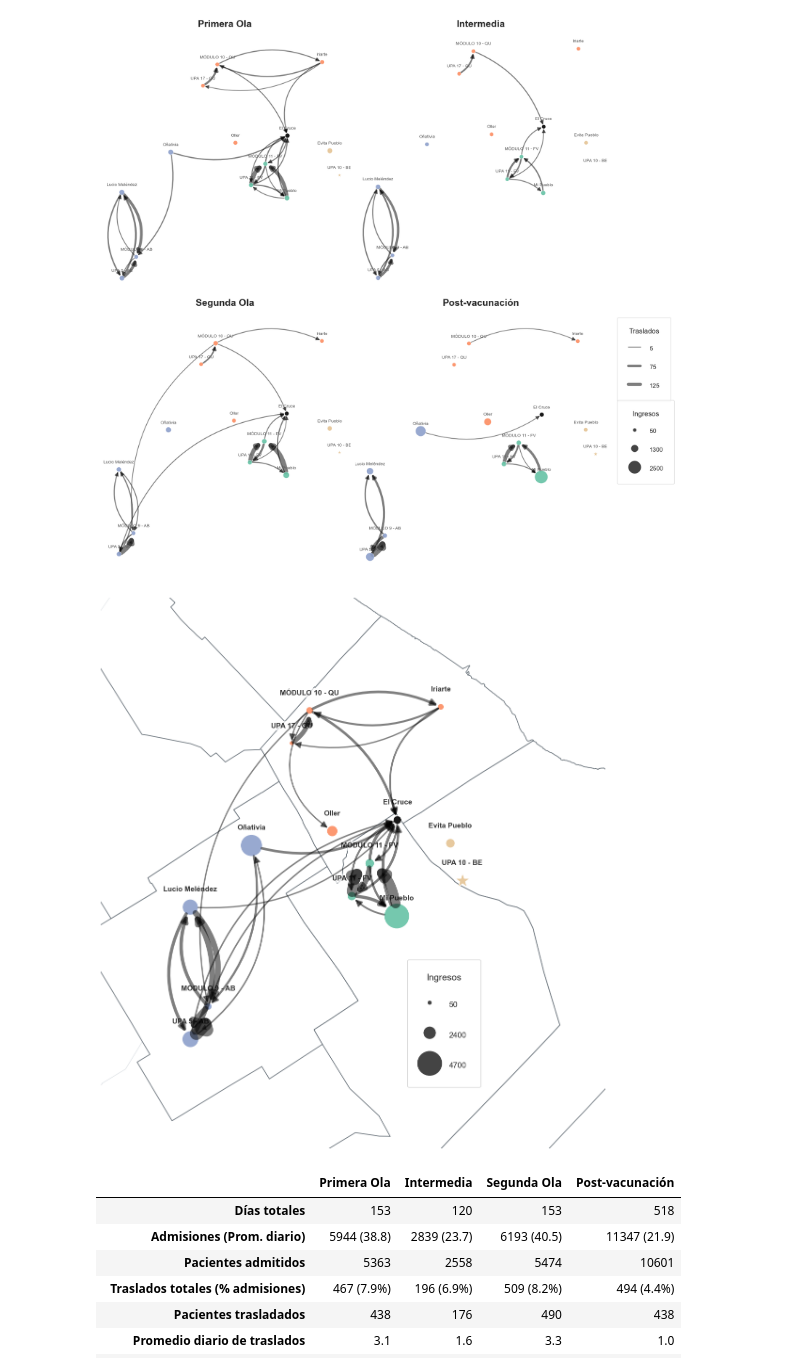
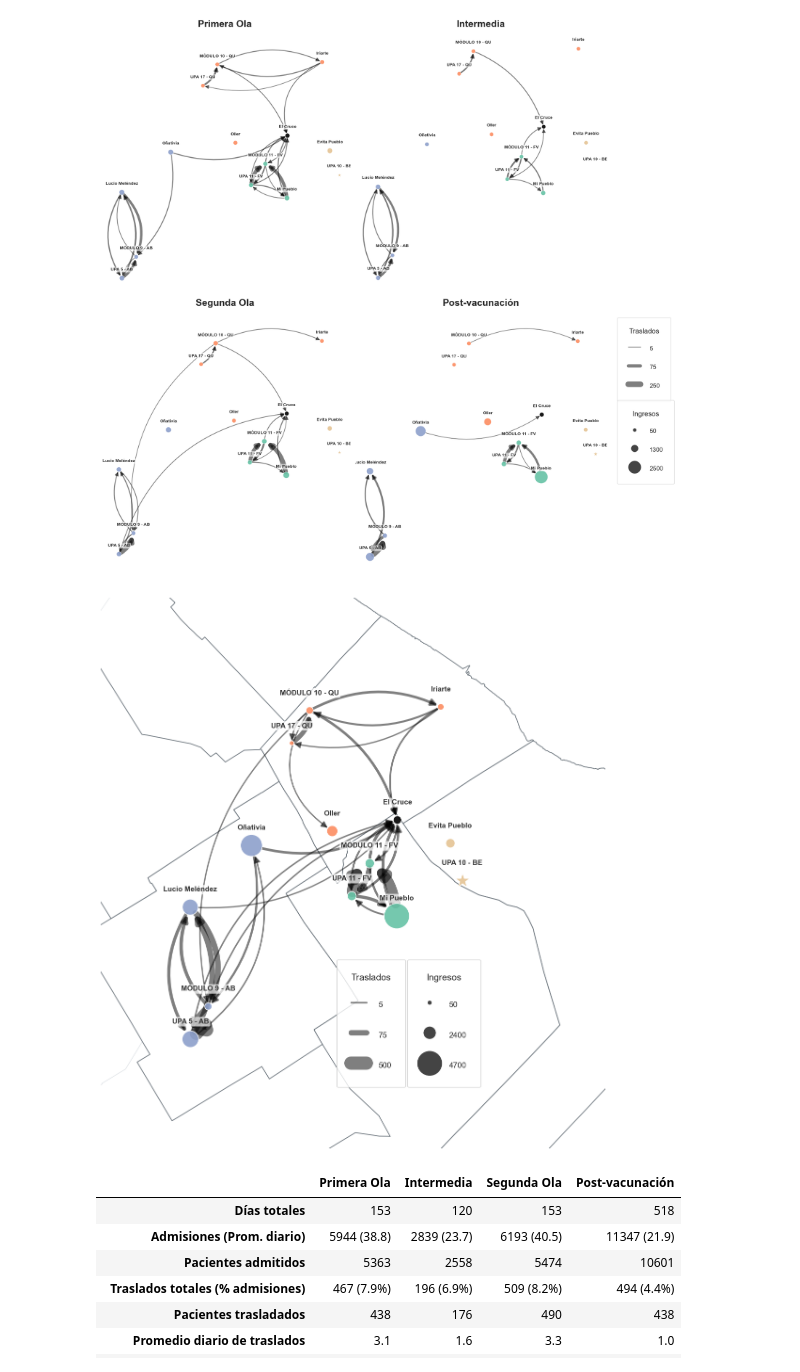
Before and after one commit to micagonzdark/RedesHospitales, a Jupyter notebook: notebooks/05_JAIIO_redes_basico.ipynb, the cells around one changed output. Saved outputs shown, nothing was run; the diff lists cells and outputs as text; code cells hidden in the pictures.

```diff
--- a/notebooks/05_JAIIO_redes_basico.ipynb
+++ b/notebooks/05_JAIIO_redes_basico.ipynb
@@ -273,10 +294,15 @@ fig, axes = plt.subplots(2, 2, figsize=(22, 18))
 fig.patch.set_facecolor('white')
 
 cfg_grilla = {
-    'min_grosor': 0.2, 'max_grosor': 20.0, 'min_tamano': 80, 'max_tamano': 3000,
+    'min_grosor': 0.05, 'max_grosor': 18.0, 'min_tamano': 80, 'max_tamano': 3000,
     'escala_nodo': 'cuadratica', 'color_por_origen': False, 'aristas_negras': True,
     'alpha_arista': 0.5, 'arrow_size': 18, 'forzar_i_min_50': True,
-    'leg_title_sz': 16, 'leg_lbl_sz': 14, 'leg_dynamic_spc': True
+    'leg_title_sz': 16, 'leg_lbl_sz': 14, 'leg_dynamic_spc': True, 'lbl_size': 10,
+    'lbl_weight': 'bold',
+    'lbl_offset': 0.006,    # Subimos este valor si el nombre pisa el nodo
+    'lbl_bbox': True,       # Activamos el fondo
+    'lbl_bbox_alpha': 0.6,  # Transparencia del fondo blanco
+    'lbl_color': '#333333'
 }
 
 # Filtro global previo para que el máximo sea real
@@ -323,7 +349,7 @@ generar_leyendas(axes.flatten()[-1], v_max_enc, 50, i_max_enc, max_tras_glob, ma
 plt.tight_layout(rect=[0, 0, 0.85, 1])
 plt.show()
 # %% [output]
-[figure, old version]
+[figure, new version]
 # %%
 # GRÁFICO 2: MAPA GEOPANDAS
 # ==========================================
@@ -339,7 +365,8 @@ cfg_geo = {
     'arrow_size': 20, 'node_size_edge': 600, 'lbl_offset': 0.008, 'lbl_size': 11,
     'lbl_weight': 'bold', 'lbl_color': '#333333', 'lbl_bbox': True, 'zorder_nodos': 5,
     'zorder_aristas': 6, 'lw_nodos': 1.0, 'forzar_i_min_50': True, 'min_ingresos_real': min_i_g,
-    'leg_title_sz': 14, 'leg_lbl_sz': 12, 'leg_dynamic_spc': True
+    'leg_title_sz': 14, 'leg_lbl_sz': 12, 'leg_dynamic_spc': True,
+    'lbl_bbox_alpha': 0.7,
 }
 
 deptos = gpd.read_file("../data/shapefiles/departamento/departamentoPolygon.shp")
@@ -351,35 +378,36 @@ sudeste.plot(ax=ax, color="#FFFFFF", edgecolor="#6c757d", linewidth=1.2, zorder=
 
 # Filtro estricto previo
 mask_val_geo = (df_traslados['hospital_ingreso'].isin(hospitales_conocidos)) & \
                (df_traslados['hospital_destino'].isin(hospitales_conocidos)) & \
                (df_traslados['hospital_ingreso'] != df_traslados['hospital_destino'])
 
 tras_grp = df_traslados[mask_val_geo].groupby(['hospital_ingreso', 'hospital_destino']).size()
 tras_dib = tras_grp[tras_grp > 2]
 
 max_i_g = ingresos_globales.max()
 max_t_g = tras_dib.max() if not tras_dib.empty else 1
 
 G_geo = nx.DiGraph()
 for _, row in df_coordenadas.iterrows():
     cant = ingresos_globales.get(row['hospital'], 0)
     sz = aplicar_escala_visual(cant, max_i_g, cfg_geo['min_tamano'], cfg_geo['max_tamano'], 'cuadratica', min_valor=cfg_geo['min_ingresos_real'])
     G_geo.add_node(row['hospital'], pos=(row['lon'], row['lat']), color=row.get('color_rgb', 'grey'), size=sz, shape=MAPA_FORMAS.get(row['shape'], 'o'), alpha=0.9 if cant > 0 else 0.4)
 
 for (u, v), peso in tras_dib.items():
     G_geo.add_edge(u, v, weight=peso)
 
 dibujar_grafo_nx(ax, G_geo, nx.get_node_attributes(G_geo, 'pos'), max_t_g, max_i_g, cfg_geo)
 
 ax.set_xlim(df_coordenadas['lon'].min() - 0.05, df_coordenadas['lon'].max() + 0.08)
 ax.set_ylim(df_coordenadas['lat'].min() - 0.05, df_coordenadas['lat'].max() + 0.05)
 
-generar_leyendas(ax, max_t_g, min_i_g, max_i_g, max_t_g, max_i_g, cfg_geo, [None, None, (0.60, 0.35)])
+
+generar_leyendas(ax, max_t_g, min_i_g, max_i_g, max_t_g, max_i_g, cfg_geo, [(0.46, 0.35), None, (0.60, 0.35)])
 
 plt.tight_layout()
 plt.show()
 # %% [output]
-[figure, old version]
+[figure, new version]
 # %%
 # FUNCIONES AUXILIARES DE ESTADÍSTICA
 # ==========================================
```
Also changed, not shown: parts of 2 cells of this notebook.
